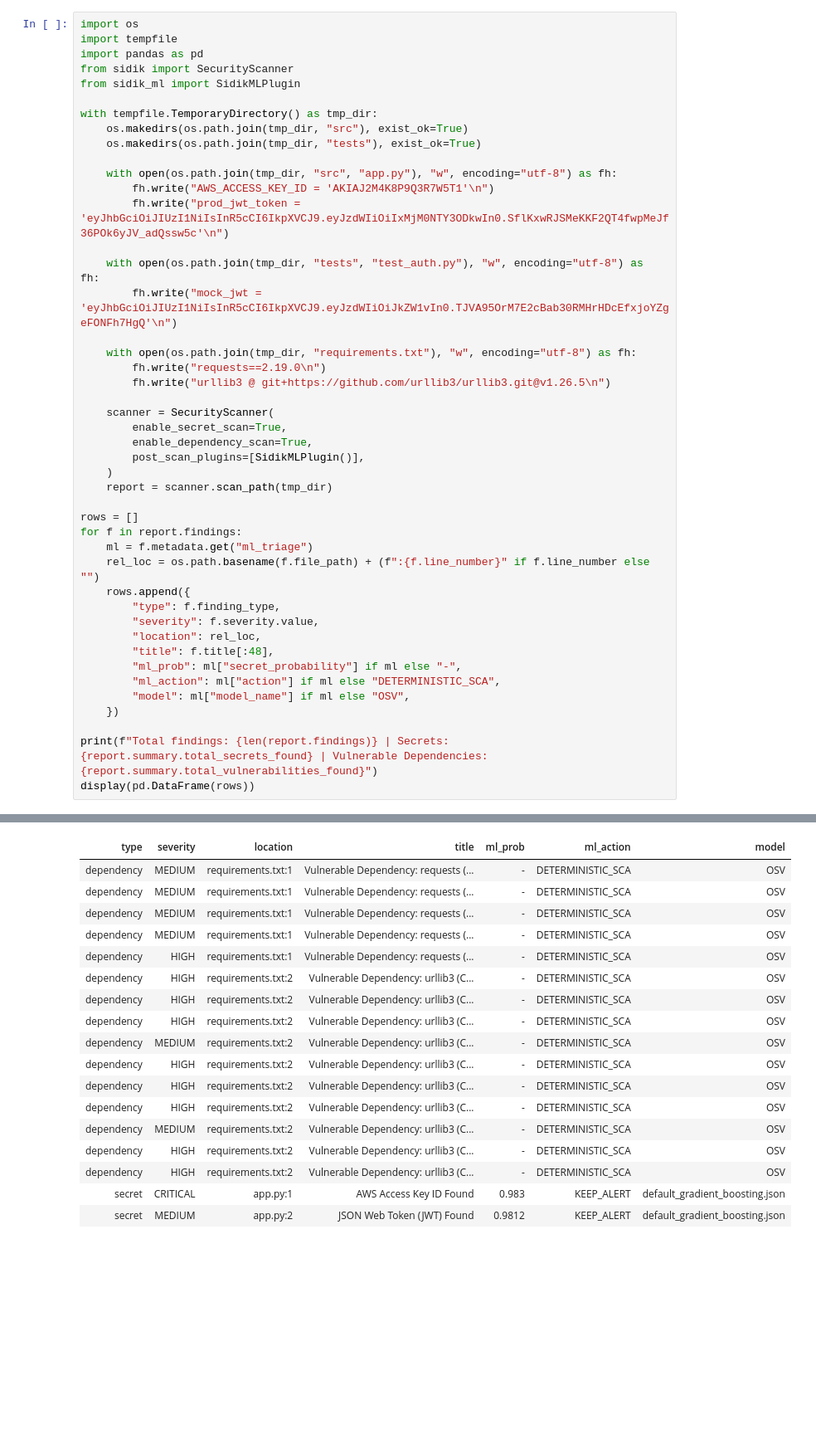
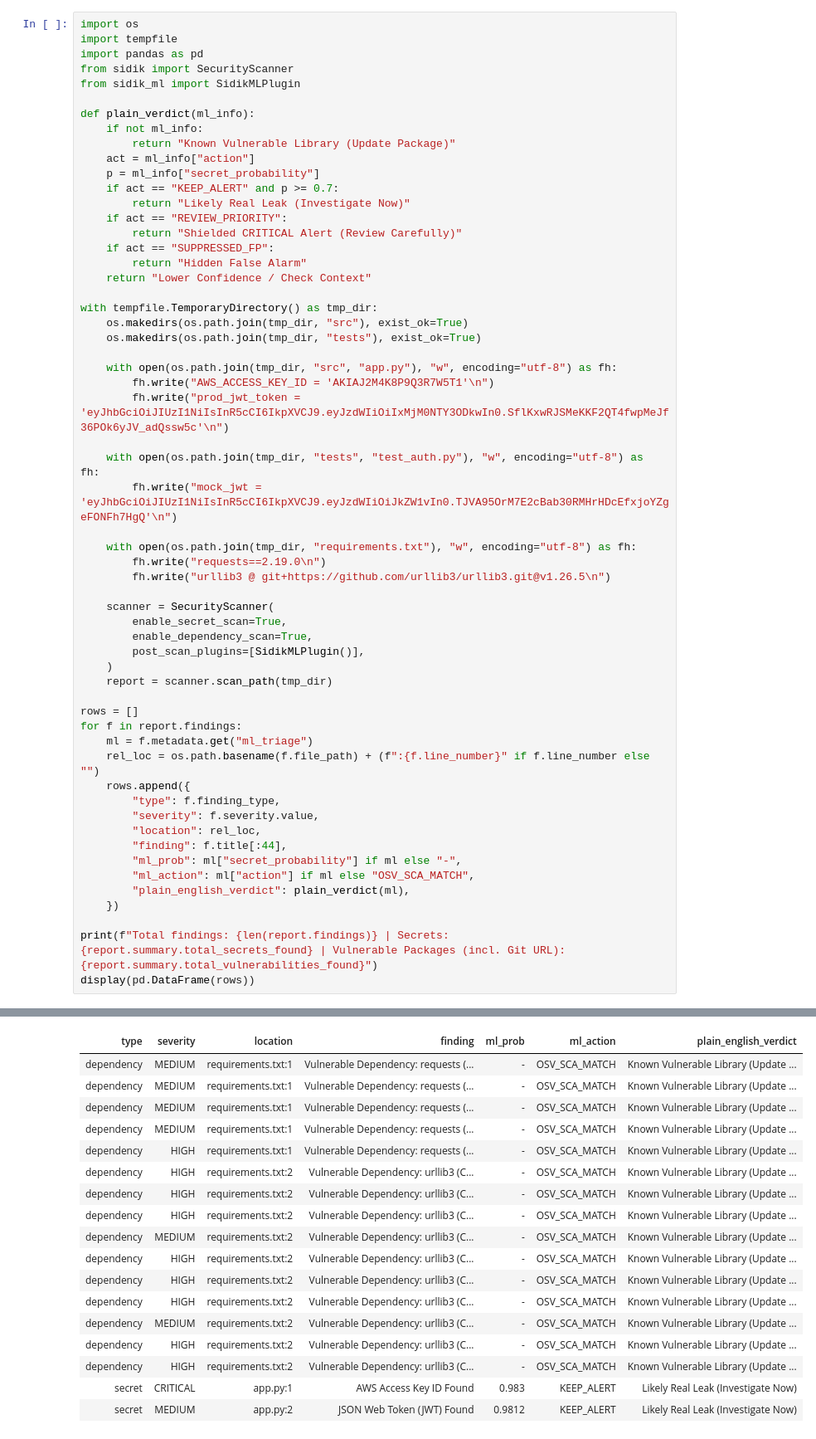
Before and after one commit to actions-marketplace-validations/radityobw_SIDIK-ML, a Jupyter notebook: notebooks/quickstart.ipynb, the cells around one changed output, grey strips where cells are left out. Shown at 83% size. Cells and saved outputs as stored; diff of their text form; blank space fills up the shorter version.

Commit message:
docs(notebooks): expand quickstart with full empirical data and plain-language walkthrough

```diff
--- a/notebooks/quickstart.ipynb
+++ b/notebooks/quickstart.ipynb
@@ -50,6 +80,19 @@ import tempfile
 import pandas as pd
 from sidik import SecurityScanner
 from sidik_ml import SidikMLPlugin
+
+def plain_verdict(ml_info):
+    if not ml_info:
+        return "Known Vulnerable Library (Update Package)"
+    act = ml_info["action"]
+    p = ml_info["secret_probability"]
+    if act == "KEEP_ALERT" and p >= 0.7:
+        return "Likely Real Leak (Investigate Now)"
+    if act == "REVIEW_PRIORITY":
+        return "Shielded CRITICAL Alert (Review Carefully)"
+    if act == "SUPPRESSED_FP":
+        return "Hidden False Alarm"
+    return "Lower Confidence / Check Context"
 
 with tempfile.TemporaryDirectory() as tmp_dir:
     os.makedirs(os.path.join(tmp_dir, "src"), exist_ok=True)
@@ -81,12 +124,12 @@ for f in report.findings:
         "type": f.finding_type,
         "severity": f.severity.value,
         "location": rel_loc,
-        "title": f.title[:48],
+        "finding": f.title[:44],
         "ml_prob": ml["secret_probability"] if ml else "-",
-        "ml_action": ml["action"] if ml else "DETERMINISTIC_SCA",
-        "model": ml["model_name"] if ml else "OSV",
+        "ml_action": ml["action"] if ml else "OSV_SCA_MATCH",
+        "plain_english_verdict": plain_verdict(ml),
     })
 
-print(f"Total findings: {len(report.findings)} | Secrets: {report.summary.total_secrets_found} | Vulnerable Dependencies: {report.summary.total_vulnerabilities_found}")
+print(f"Total findings: {len(report.findings)} | Secrets: {report.summary.total_secrets_found} | Vulnerable Packages (incl. Git URL): {report.summary.total_vulnerabilities_found}")
 display(pd.DataFrame(rows))
 # %% [output]
@@ -94,18 +137,18 @@ Total findings: 17 | Secrets: 2 | Vulnerable Dependencies: 15
-| type | severity | location | title | ml_prob | ml_action | model |
-| dependency | MEDIUM | requirements.txt:1 | Vulnerable Dependency: requests (... | - | DETERMINISTIC_SCA | OSV |
-| dependency | MEDIUM | requirements.txt:1 | Vulnerable Dependency: requests (... | - | DETERMINISTIC_SCA | OSV |
-| dependency | MEDIUM | requirements.txt:1 | Vulnerable Dependency: requests (... | - | DETERMINISTIC_SCA | OSV |
-| dependency | MEDIUM | requirements.txt:1 | Vulnerable Dependency: requests (... | - | DETERMINISTIC_SCA | OSV |
-| dependency | HIGH | requirements.txt:1 | Vulnerable Dependency: requests (... | - | DETERMINISTIC_SCA | OSV |
-| dependency | HIGH | requirements.txt:2 | Vulnerable Dependency: urllib3 (C... | - | DETERMINISTIC_SCA | OSV |
-| dependency | HIGH | requirements.txt:2 | Vulnerable Dependency: urllib3 (C... | - | DETERMINISTIC_SCA | OSV |
-| dependency | HIGH | requirements.txt:2 | Vulnerable Dependency: urllib3 (C... | - | DETERMINISTIC_SCA | OSV |
-| dependency | MEDIUM | requirements.txt:2 | Vulnerable Dependency: urllib3 (C... | - | DETERMINISTIC_SCA | OSV |
-| dependency | HIGH | requirements.txt:2 | Vulnerable Dependency: urllib3 (C... | - | DETERMINISTIC_SCA | OSV |
-| dependency | HIGH | requirements.txt:2 | Vulnerable Dependency: urllib3 (C... | - | DETERMINISTIC_SCA | OSV |
-| dependency | HIGH | requirements.txt:2 | Vulnerable Dependency: urllib3 (C... | - | DETERMINISTIC_SCA | OSV |
-| dependency | MEDIUM | requirements.txt:2 | Vulnerable Dependency: urllib3 (C... | - | DETERMINISTIC_SCA | OSV |
-| dependency | HIGH | requirements.txt:2 | Vulnerable Dependency: urllib3 (C... | - | DETERMINISTIC_SCA | OSV |
-| dependency | HIGH | requirements.txt:2 | Vulnerable Dependency: urllib3 (C... | - | DETERMINISTIC_SCA | OSV |
-| secret | CRITICAL | app.py:1 | AWS Access Key ID Found | 0.983 | KEEP_ALERT | default_gradient_boosting.json |
-| secret | MEDIUM | app.py:2 | JSON Web Token (JWT) Found | 0.9812 | KEEP_ALERT | default_gradient_boosting.json |
+| type | severity | location | finding | ml_prob | ml_action | plain_english_verdict |
+| dependency | MEDIUM | requirements.txt:1 | Vulnerable Dependency: requests (... | - | OSV_SCA_MATCH | Known Vulnerable Library (Update ... |
+| dependency | MEDIUM | requirements.txt:1 | Vulnerable Dependency: requests (... | - | OSV_SCA_MATCH | Known Vulnerable Library (Update ... |
+| dependency | MEDIUM | requirements.txt:1 | Vulnerable Dependency: requests (... | - | OSV_SCA_MATCH | Known Vulnerable Library (Update ... |
+| dependency | MEDIUM | requirements.txt:1 | Vulnerable Dependency: requests (... | - | OSV_SCA_MATCH | Known Vulnerable Library (Update ... |
+| dependency | HIGH | requirements.txt:1 | Vulnerable Dependency: requests (... | - | OSV_SCA_MATCH | Known Vulnerable Library (Update ... |
+| dependency | HIGH | requirements.txt:2 | Vulnerable Dependency: urllib3 (C... | - | OSV_SCA_MATCH | Known Vulnerable Library (Update ... |
+| dependency | HIGH | requirements.txt:2 | Vulnerable Dependency: urllib3 (C... | - | OSV_SCA_MATCH | Known Vulnerable Library (Update ... |
+| dependency | HIGH | requirements.txt:2 | Vulnerable Dependency: urllib3 (C... | - | OSV_SCA_MATCH | Known Vulnerable Library (Update ... |
+| dependency | MEDIUM | requirements.txt:2 | Vulnerable Dependency: urllib3 (C... | - | OSV_SCA_MATCH | Known Vulnerable Library (Update ... |
+| dependency | HIGH | requirements.txt:2 | Vulnerable Dependency: urllib3 (C... | - | OSV_SCA_MATCH | Known Vulnerable Library (Update ... |
+| dependency | HIGH | requirements.txt:2 | Vulnerable Dependency: urllib3 (C... | - | OSV_SCA_MATCH | Known Vulnerable Library (Update ... |
+| dependency | HIGH | requirements.txt:2 | Vulnerable Dependency: urllib3 (C... | - | OSV_SCA_MATCH | Known Vulnerable Library (Update ... |
+| dependency | MEDIUM | requirements.txt:2 | Vulnerable Dependency: urllib3 (C... | - | OSV_SCA_MATCH | Known Vulnerable Library (Update ... |
+| dependency | HIGH | requirements.txt:2 | Vulnerable Dependency: urllib3 (C... | - | OSV_SCA_MATCH | Known Vulnerable Library (Update ... |
+| dependency | HIGH | requirements.txt:2 | Vulnerable Dependency: urllib3 (C... | - | OSV_SCA_MATCH | Known Vulnerable Library (Update ... |
+| secret | CRITICAL | app.py:1 | AWS Access Key ID Found | 0.983 | KEEP_ALERT | Likely Real Leak (Investigate Now) |
+| secret | MEDIUM | app.py:2 | JSON Web Token (JWT) Found | 0.9812 | KEEP_ALERT | Likely Real Leak (Investigate Now) |
```
Also changed, not shown: parts of 26 cells of this notebook, 3 other files.
